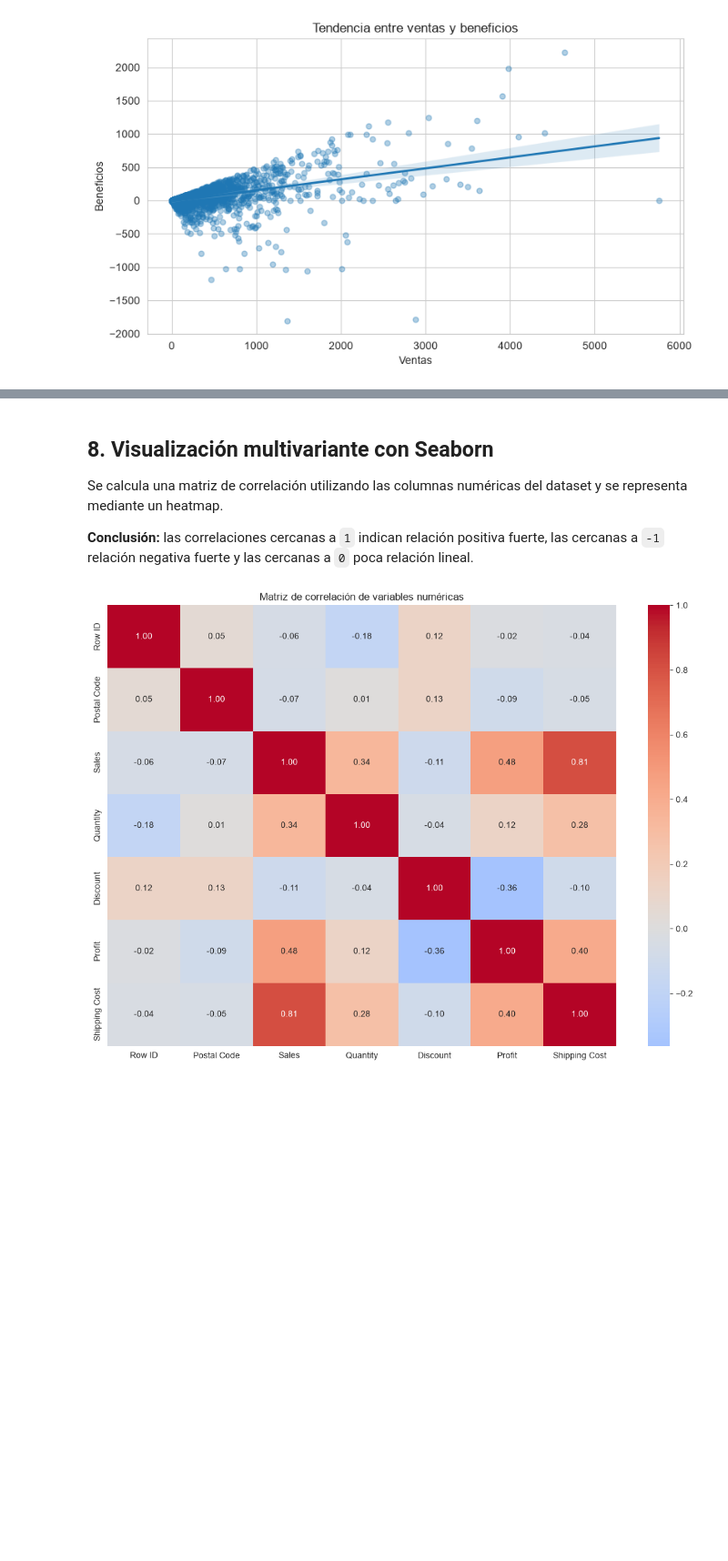
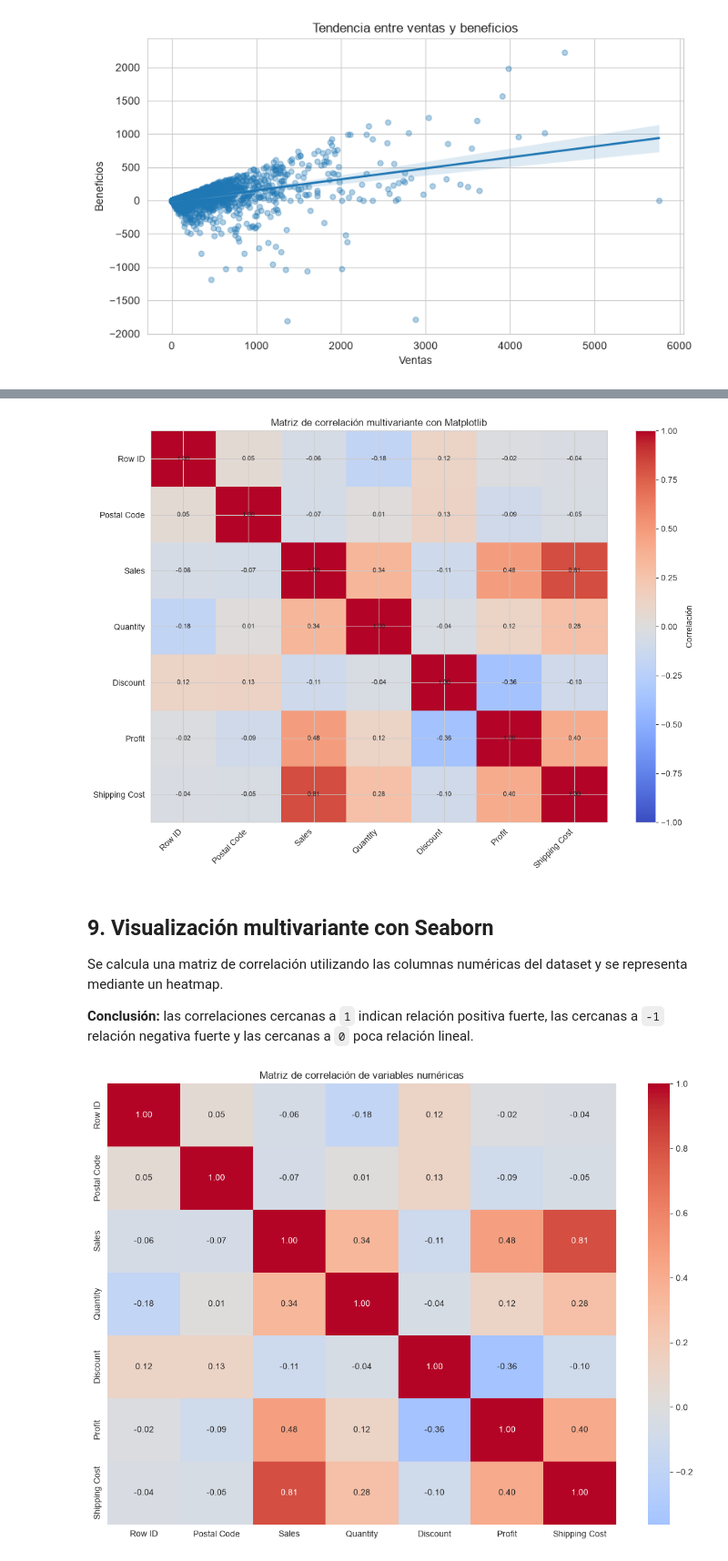
Before and after one commit to Jhostyn-2003/curso_python, a Jupyter notebook: actividades/trabajo04_VisualizacionDatosConMatplotlibySeaborn/trabajo4_visualizacion.ipynb, the cells around one changed output, grey strips where cells are left out. Shown at 91% size. Drawn from its saved outputs; the diff is of its cells as text; code cells hidden in the pictures; blank space fills up the shorter version.

```diff
--- a/actividades/trabajo04_VisualizacionDatosConMatplotlibySeaborn/trabajo4_visualizacion.ipynb
+++ b/actividades/trabajo04_VisualizacionDatosConMatplotlibySeaborn/trabajo4_visualizacion.ipynb
@@ -316,5 +302,66 @@ else:
+# %%
+# Seleccionar todas las columnas numéricas disponibles.
+columnas_numericas = df_limpio.select_dtypes(
+    include="number"
+).columns
+
+correlacion_matplotlib = df_limpio[
+    columnas_numericas
+].corr()
+
+# Heatmap multivariante realizado exclusivamente con Matplotlib.
+fig, ax = plt.subplots(figsize=(11, 8))
+
+imagen = ax.imshow(
+    correlacion_matplotlib,
+    cmap="coolwarm",
+    vmin=-1,
+    vmax=1,
+    aspect="auto"
+)
+
+# Etiquetas de filas y columnas.
+ax.set_xticks(range(len(columnas_numericas)))
+ax.set_yticks(range(len(columnas_numericas)))
+ax.set_xticklabels(
+    columnas_numericas,
+    rotation=45,
+    ha="right"
+)
+ax.set_yticklabels(columnas_numericas)
+
+# Mostrar el valor de correlación dentro de cada celda.
+for fila in range(len(columnas_numericas)):
+    for columna in range(len(columnas_numericas)):
+        valor = correlacion_matplotlib.iloc[
+            fila,
+            columna
+        ]
+        ax.text(
+            columna,
+            fila,
+            f"{valor:.2f}",
+            ha="center",
+            va="center",
+            fontsize=8
+        )
+
+fig.colorbar(
+    imagen,
+    ax=ax,
+    label="Correlación"
+)
+
+ax.set_title(
+    "Matriz de correlación multivariante con Matplotlib"
+)
+
+fig.tight_layout()
+plt.show()
+# %% [output]
+[figure, added]
 # %% [markdown]
-## 8. Visualización multivariante con Seaborn
+## 9. Visualización multivariante con Seaborn
 
 Se calcula una matriz de correlación utilizando las columnas numéricas del dataset y se representa mediante un heatmap.
 
```
Also changed, not shown: parts of 5 cells of this notebook, 2 other files.
